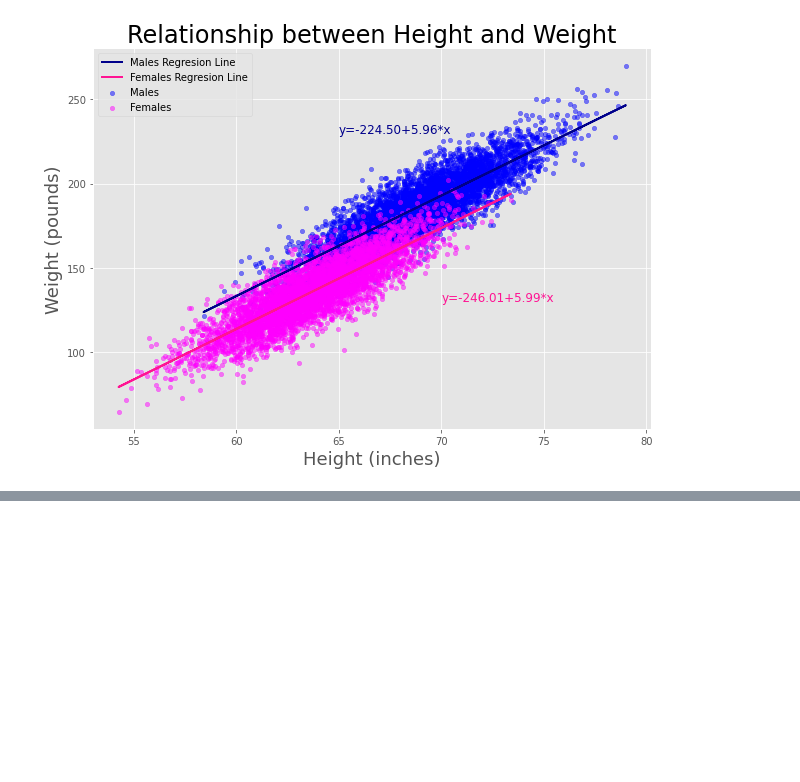
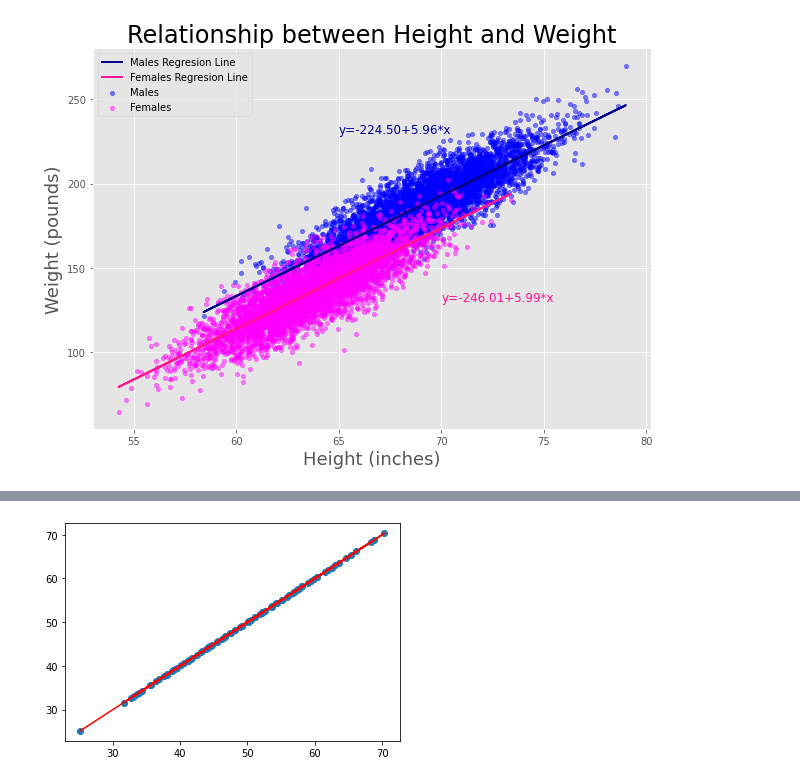
Before and after one commit to JosePabloGFnl/Redes-Neuronales-Artificiales, a Jupyter notebook: RegresionLinealEjemplo/RegresionLinealEjemplo.ipynb, the cells around one changed output, grey strips where cells are left out. Saved outputs shown, nothing was run; the diff lists cells and outputs as text; code cells hidden in the pictures; blank space fills up the shorter version.

```diff
--- a/RegresionLinealEjemplo/RegresionLinealEjemplo.ipynb
+++ b/RegresionLinealEjemplo/RegresionLinealEjemplo.ipynb
@@ -85,3 +85,7 @@ plt.xlabel('Height (inches)', size=18)
 plt.ylabel('Weight (pounds)', size=18);
 # %% [output]
 [figure]
+# %%
+#otro ejemplo 01/02/2022
+from google.colab import files
+uploaded = files.upload()
@@ -87,0 +95,24 @@ plt.ylabel('Weight (pounds)', size=18);
+# %%
+import numpy as np
+import matplotlib.pyplot as plt
+import pandas as pd
+from sklearn.linear_model import LinearRegression
+
+#data =pd.read_csv('data.csv') por si uso una máquina local
+import io
+
+data = pd.read_csv(io.BytesIO(uploaded['data.csv']))
+
+#el set de datos se guarda en pandas
+X = data.iloc[:, 0].values.reshape(-1, 1) #los valores se convierten en un arreglo de numpy
+Y = data.iloc[:, 0].values.reshape(-1, 1) #-1 significa calcular la dimensión de filas
+
+linear_regressor = LinearRegression()
+linear_regressor.fit(X, Y) #un método que requiere saber quiénes son las extradas y salidas para hacer un aprendizaje supervisado, requiere a fuerzas una variable de salida Y
+Y_pred = linear_regressor.predict(X)
+
+plt.scatter(X, Y)
+plt.plot(X, Y_pred, color='red') #y_pred es la línea prognosticada por el modelo
+plt.show()
+# %% [output]
+[figure, added]
```
Also changed, not shown: parts of 1 cell of this notebook.
